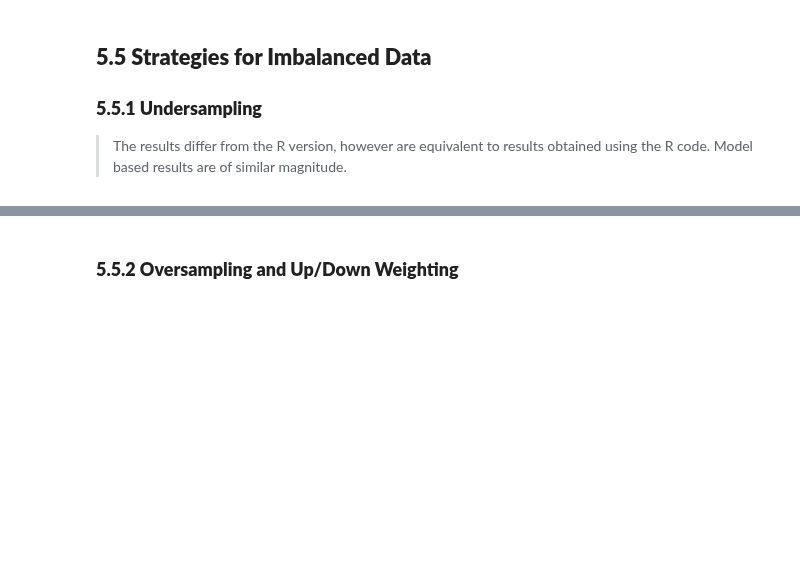
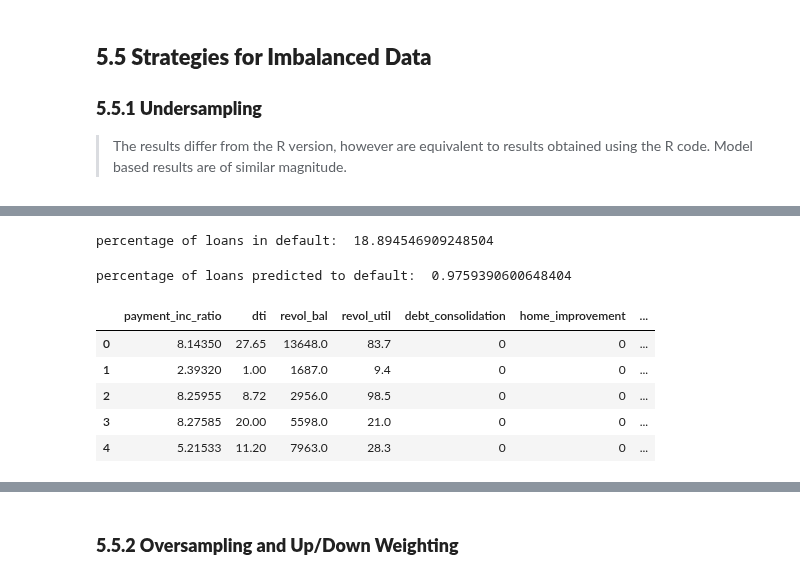
Before and after one commit to young-hwanlee/my-practical-statistics-for-data-scientists, a Jupyter notebook: Chapter_5_Classification.ipynb, the cells around one changed output, grey strips where cells are left out. Cells and saved outputs as stored; diff of their text form; code cells hidden in the pictures; blank space fills up the shorter version.

```diff
--- a/Chapter_5_Classification.ipynb
+++ b/Chapter_5_Classification.ipynb
@@ -729,6 +771,10 @@ print(full_train_set.shape)
 # %%
+# print('percentage of loans in default: ',
+# print(      100 * np.mean(full_train_set.outcome == 'default')))
 print('percentage of loans in default: ',
-print(      100 * np.mean(full_train_set.outcome == 'default')))
+      100 * np.mean(full_train_set.outcome == 'default'))
+# %% [output]
+percentage of loans in default:  18.894546909248504
 # %%
 predictors = ['payment_inc_ratio', 'purpose_', 'home_', 'emp_len_',
               'dti', 'revol_bal', 'revol_util']
@@ -739,8 +785,21 @@ y = full_train_set[outcome]
 
 full_model = LogisticRegression(penalty='l2', C=1e42, solver='liblinear')
 full_model.fit(X, y)
+# print('percentage of loans predicted to default: ',
+# print(      100 * np.mean(full_model.predict(X) == 'default')))
 print('percentage of loans predicted to default: ',
-print(      100 * np.mean(full_model.predict(X) == 'default')))
+      100 * np.mean(full_model.predict(X) == 'default'))
+# %% [output]
+percentage of loans predicted to default:  0.9759390600648404
+# %%
+X.head()
+# %% [output]
+|  | payment_inc_ratio | dti | revol_bal | revol_util | debt_consolidation | home_improvement | ... |
+| 0 | 8.14350 | 27.65 | 13648.0 | 83.7 | 0 | 0 | ... |
+| 1 | 2.39320 | 1.00 | 1687.0 | 9.4 | 0 | 0 | ... |
+| 2 | 8.25955 | 8.72 | 2956.0 | 98.5 | 0 | 0 | ... |
+| 3 | 8.27585 | 20.00 | 5598.0 | 21.0 | 0 | 0 | ... |
+| 4 | 5.21533 | 11.20 | 7963.0 | 28.3 | 0 | 0 | ... |
 # %%
 (np.mean(full_train_set.outcome == 'default') /
  np.mean(full_model.predict(X) == 'default'))
```
Also changed, not shown: parts of 34 cells of this notebook.
